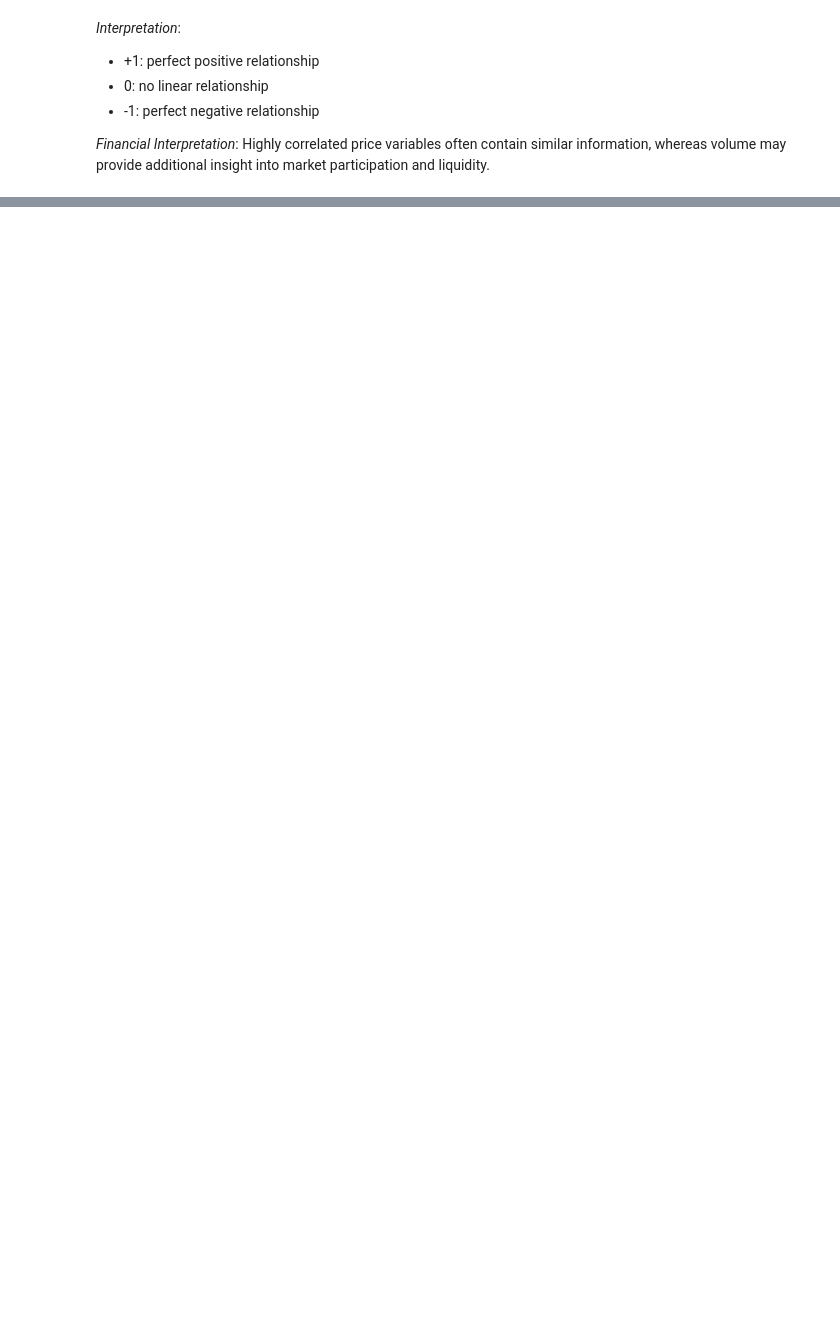
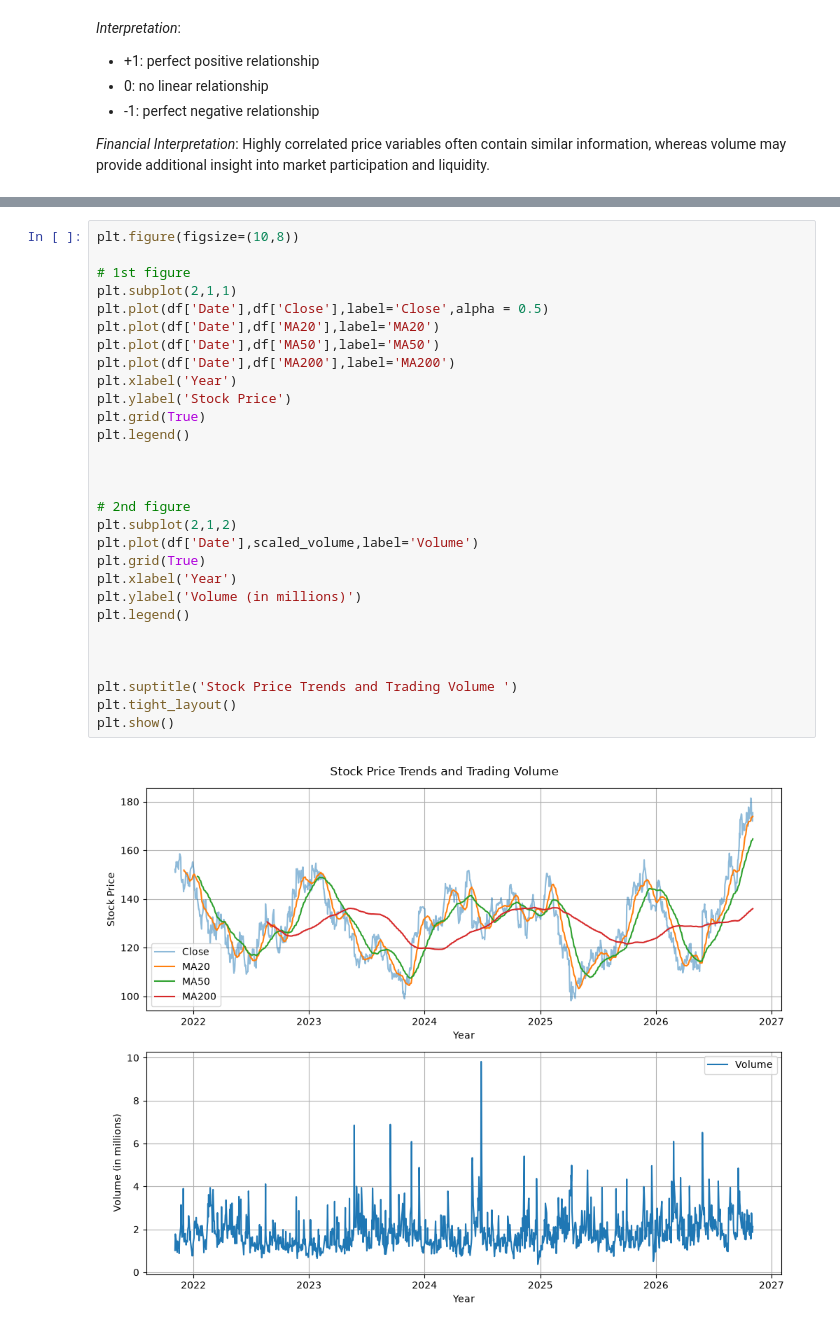
Before and after one commit to aamir-abbas224/Quant-Stock-Analysis, a Jupyter notebook: notebooks/exploratory_data_analysis.ipynb, the cells around one changed output, grey strips where cells are left out. Cells and saved outputs as stored; diff of their text form; blank space fills up the shorter version.

```diff
--- a/notebooks/exploratory_data_analysis.ipynb
+++ b/notebooks/exploratory_data_analysis.ipynb
@@ -348,0 +360,31 @@ plt.show()
+# %%
+plt.figure(figsize=(10,8))
+
+# 1st figure
+plt.subplot(2,1,1)
+plt.plot(df['Date'],df['Close'],label='Close',alpha = 0.5)
+plt.plot(df['Date'],df['MA20'],label='MA20')
+plt.plot(df['Date'],df['MA50'],label='MA50')
+plt.plot(df['Date'],df['MA200'],label='MA200')
+plt.xlabel('Year')
+plt.ylabel('Stock Price')
+plt.grid(True)
+plt.legend()
+
+
+
+# 2nd figure
+plt.subplot(2,1,2)
+plt.plot(df['Date'],scaled_volume,label='Volume')
+plt.grid(True)
+plt.xlabel('Year')
+plt.ylabel('Volume (in millions)')
+plt.legend()
+
+
+
+plt.suptitle('Stock Price Trends and Trading Volume ')
+plt.tight_layout()
+plt.show()
+# %% [output]
+[figure, added]
```
Also changed, not shown: parts of 8 cells of this notebook, 4 other files.
